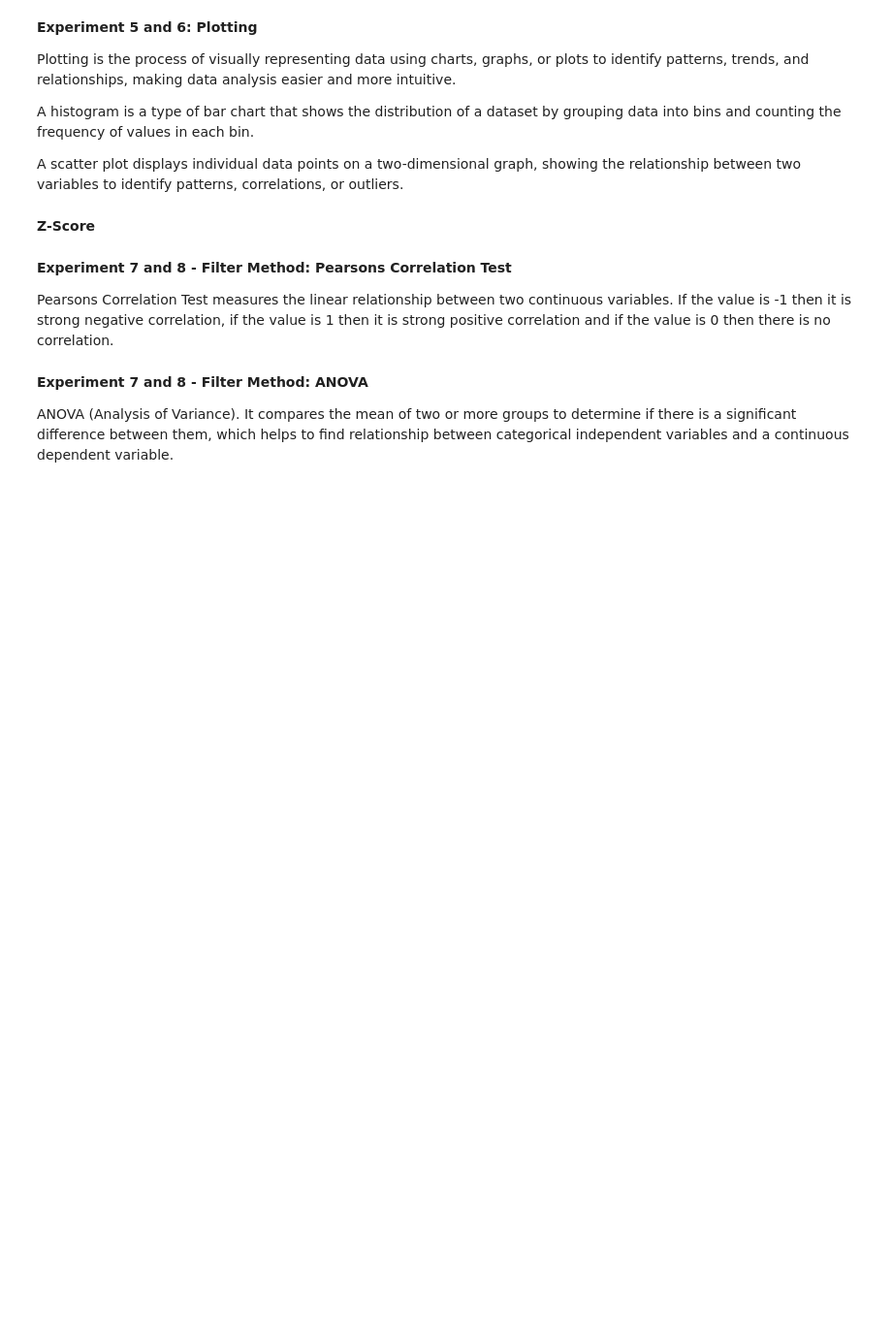
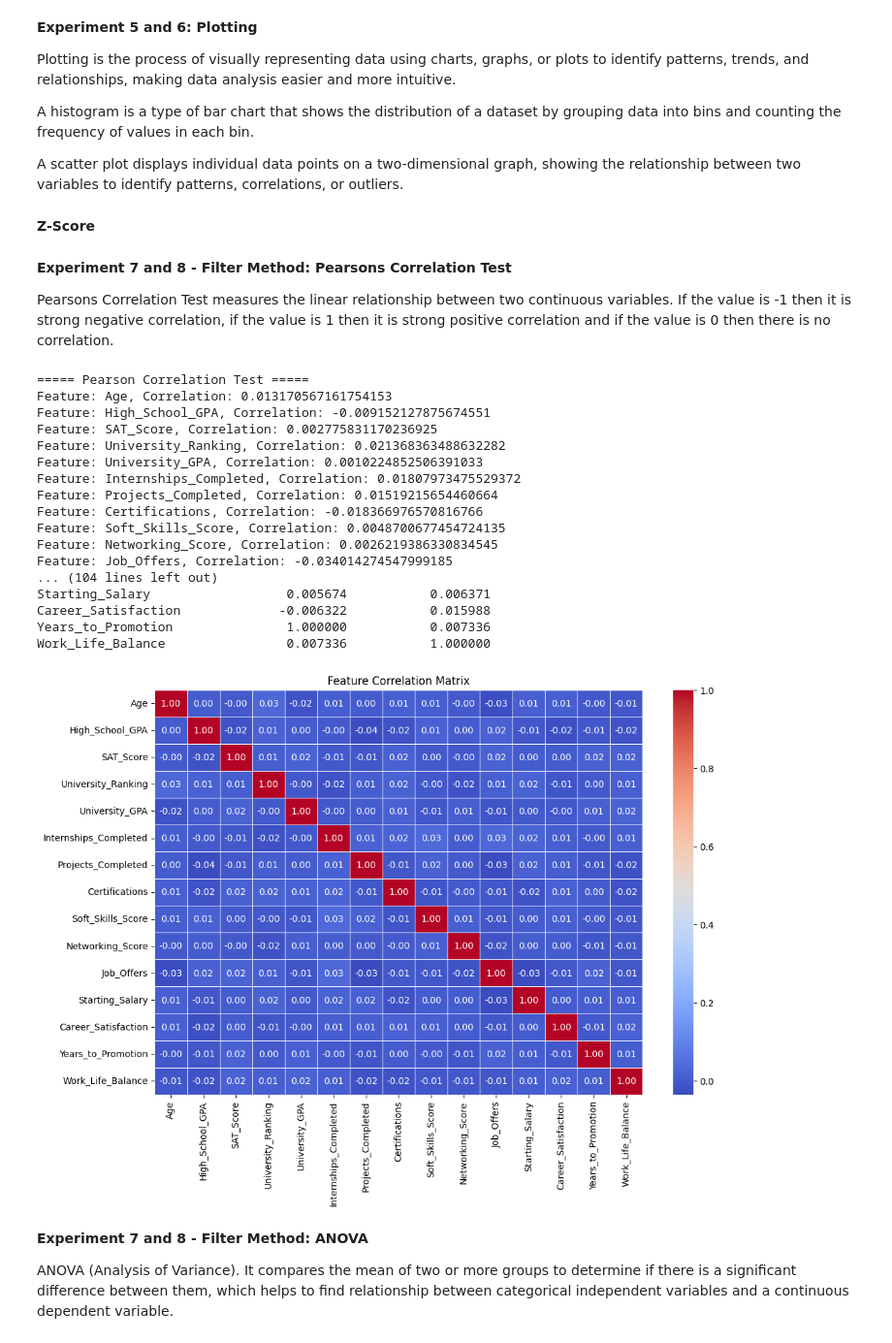
Before and after one commit to fafdajalebi1797/Skill, a Jupyter notebook: Skill.ipynb, the cells around one changed output. Shown: that part at 97% size. Drawn from its saved outputs; the diff is of its cells as text; code cells hidden in the pictures; blank space fills up the shorter version.

```diff
--- a/Skill.ipynb
+++ b/Skill.ipynb
@@ -223,6 +223,9 @@ import numpy as np
 import seaborn as sns
 import matplotlib.pyplot as plt
 from scipy.stats import pearsonr
+
+# Load the dataset
+df = pd.read_csv(r"/content/drive/MyDrive/archive.csv")
 
 # Define numerical features and target column
 target_column = 'Starting_Salary'  # Replace with actual numeric target
@@ -232,33 +235,52 @@ numerical_features = df.select_dtypes(include=['int64', 'float64']).columns.toli
 correlation_results = {}
 
 print("\n===== Pearson Correlation Test =====")
 for feature in numerical_features:
     if feature != target_column:
         corr, _ = pearsonr(df[feature], df[target_column])
         correlation_results[feature] = corr
         print(f"Feature: {feature}, Correlation: {corr}")
 
 # Apply threshold-based filtering
 threshold = 0.2  # Change this as needed (absolute correlation threshold)
 filtered_features = {k: v for k, v in correlation_results.items() if abs(v) >= threshold}
 
 # Display filtered features
 print("\n===== Features Above Correlation Threshold =====")
 for feature, corr in filtered_features.items():
     print(f"Feature: {feature}, Correlation: {corr}")
 
 # Create correlation matrix
 correlation_matrix = df[numerical_features].corr()
 
 # Display correlation matrix
 print("\n===== Correlation Matrix =====")
 print(correlation_matrix)
 
 # Plot heatmap
 plt.figure(figsize=(12, 8))
 sns.heatmap(correlation_matrix, annot=True, cmap="coolwarm", fmt=".2f", linewidths=0.5)
 plt.title("Feature Correlation Matrix")
 plt.show()
+# %% [output]
+===== Pearson Correlation Test =====
+Feature: Age, Correlation: 0.013170567161754153
+Feature: High_School_GPA, Correlation: -0.009152127875674551
+Feature: SAT_Score, Correlation: 0.002775831170236925
+Feature: University_Ranking, Correlation: 0.021368363488632282
+Feature: University_GPA, Correlation: 0.0010224852506391033
+Feature: Internships_Completed, Correlation: 0.01807973475529372
+Feature: Projects_Completed, Correlation: 0.01519215654460664
+Feature: Certifications, Correlation: -0.018366976570816766
+Feature: Soft_Skills_Score, Correlation: 0.0048700677454724135
+Feature: Networking_Score, Correlation: 0.0026219386330834545
+Feature: Job_Offers, Correlation: -0.034014274547999185
+... (104 lines left out)
+Starting_Salary                  0.005674           0.006371
+Career_Satisfaction             -0.006322           0.015988
+Years_to_Promotion               1.000000           0.007336
+Work_Life_Balance                0.007336           1.000000
+[figure, added]
 # %% [markdown]
 **Experiment 7 and 8 - Filter Method: ANOVA**
 
```
Also changed, not shown: parts of 7 cells of this notebook.
